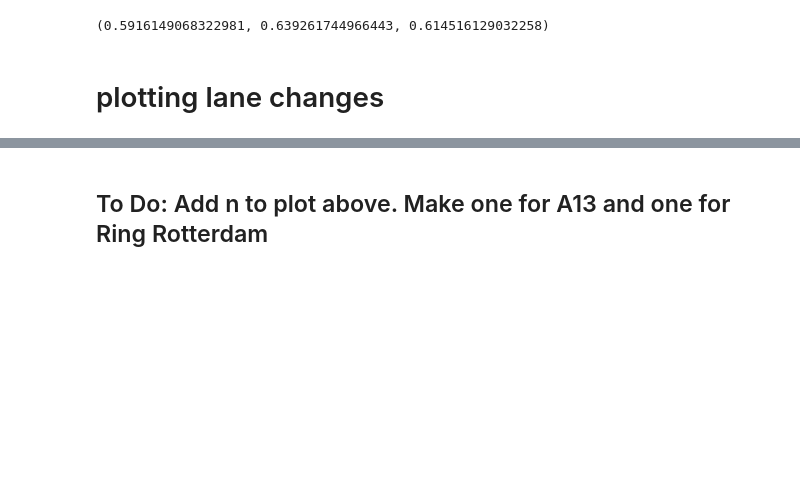
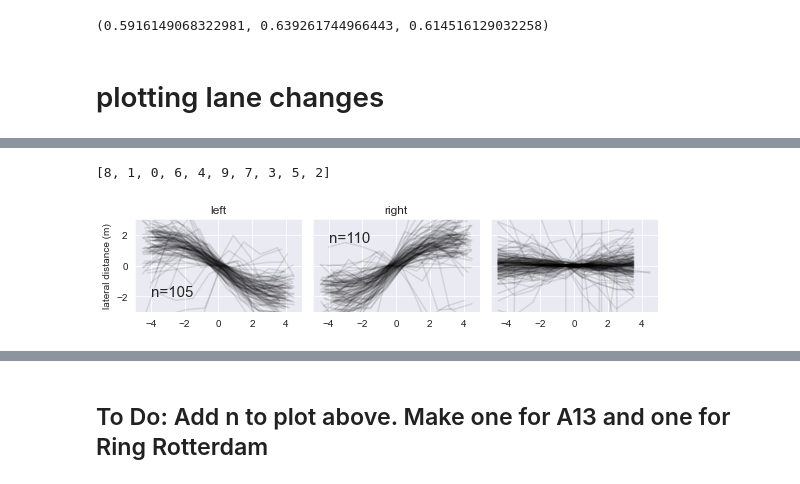
Before and after one commit to tomdries/gps-lane-changes, a Jupyter notebook: analysis.ipynb, the cells around one changed output, grey strips where cells are left out. Drawn from its saved outputs; the diff is of its cells as text; code cells hidden in the pictures; blank space fills up the shorter version.

```diff
--- a/analysis.ipynb
+++ b/analysis.ipynb
@@ -277,0 +416,28 @@ plot_fragments(fragments, plot_col, params)
+# %%
+
+random.sample(range(10), 10)
+# %% [output]
+[8, 1, 0, 6, 4, 9, 7, 3, 5, 2]
+# %%
+from analysis_helpers import plot_fragments_offset_with_baseline
+sns.set_style('darkgrid')
+device_nr = 1
+sections = 'all'
+plot_col = 'offset'#'lat_vel_ewmfilt'
+window_size=9
+fragments = extract_lanechange_fragments_alltrips(plot_col, trip_dfs, trip_names, lca_dfs, device_nr, sections, window_size)
+
+params = {'ylims': (-3,3),
+         'alpha': 0.1,
+         'ylabel': 'lateral distance (m)'}
+
+
+# plot_fragments_offset(fragments, 'relative_signal', params)
+plot_fragments_offset_with_baseline(fragments, fragment_dfs_baseline, 'relative_signal', params)
+
+# in case of velocity measures, use:
+# plot_fragments(fragments, plot_col, params)
+
+# plt.savefig('figures/lanechanges_.png', dpi=600, bbox_inches='tight')
+# %% [output]
+[figure, added]
```
Also changed, not shown: parts of 24 cells of this notebook, 4 other files.
